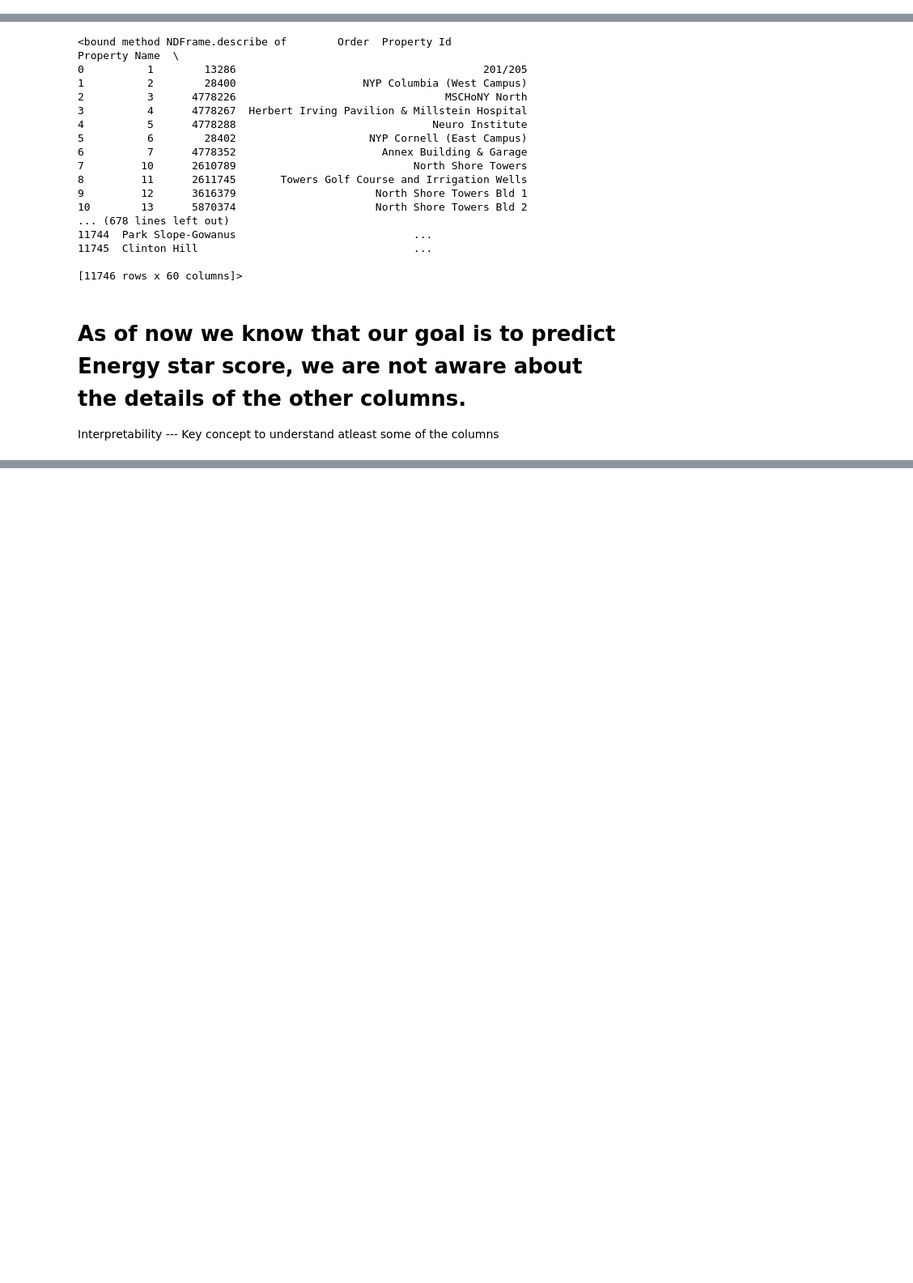
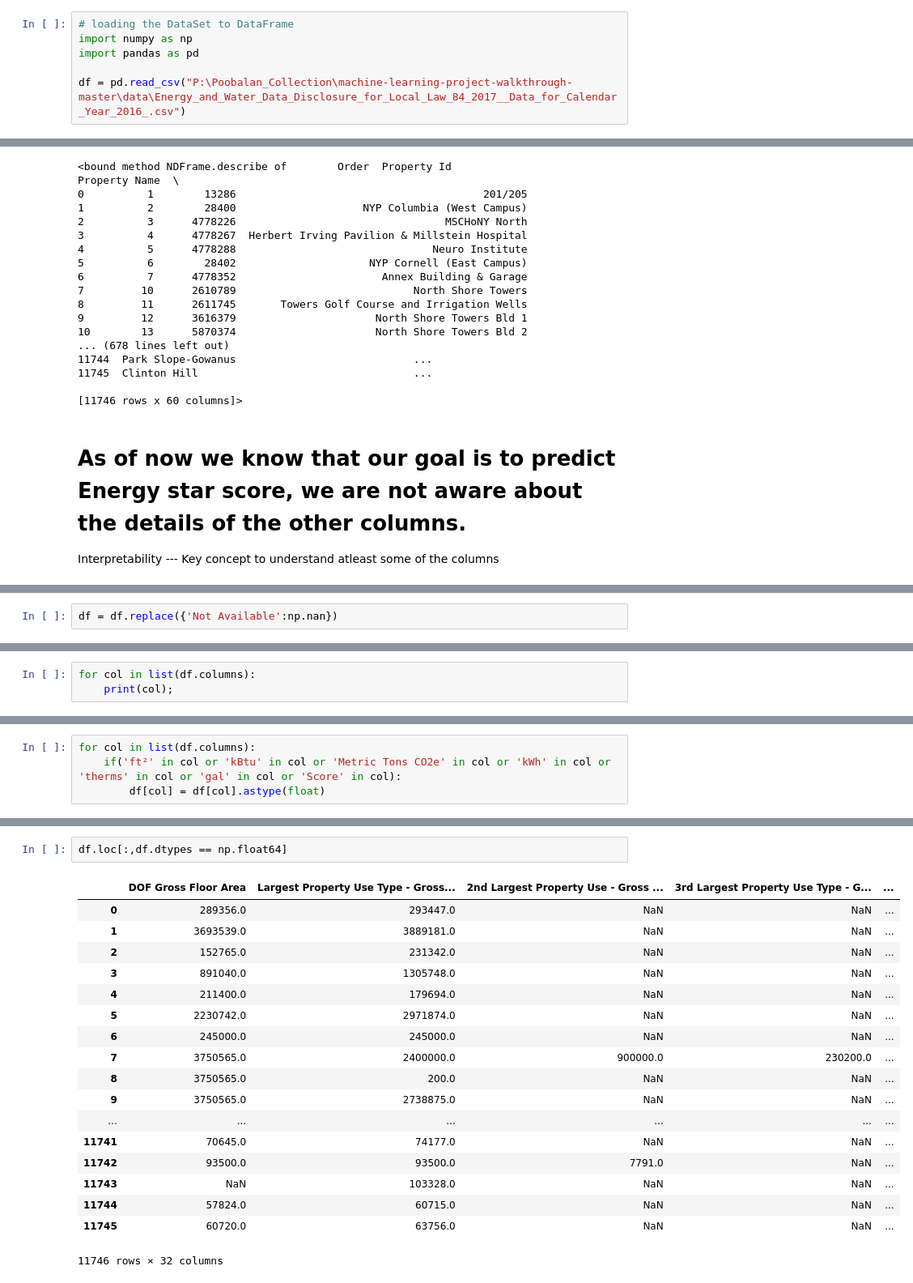
Before and after one commit to poobalan1985/ML-Workout, a Jupyter notebook: Process Flow - Build a Model.ipynb, the cells around one changed output, grey strips where cells are left out. Shown at 81% size. Saved outputs shown, nothing was run; the diff lists cells and outputs as text; blank space fills up the shorter version.

```diff
--- a/Process Flow - Build a Model.ipynb
+++ b/Process Flow - Build a Model.ipynb
@@ -27,0 +21,6 @@ df
+# %%
+# loading the DataSet to DataFrame
+import numpy as np
+import pandas as pd
+
+df = pd.read_csv("P:\Poobalan_Collection\machine-learning-project-walkthrough-master\data\Energy_and_Water_Data_Disclosure_for_Local_Law_84_2017__Data_for_Calendar_Year_2016_.csv")
@@ -65,0 +112,2 @@ Interpretability --- Key concept to understand atleast some of the columns
+# %%
+df = df.replace({'Not Available':np.nan})
@@ -65,0 +141,3 @@ Interpretability --- Key concept to understand atleast some of the columns
+# %%
+for col in list(df.columns):
+    print(col);
@@ -65,0 +162,4 @@ Interpretability --- Key concept to understand atleast some of the columns
+# %%
+for col in list(df.columns):
+    if('ft²' in col or 'kBtu' in col or 'Metric Tons CO2e' in col or 'kWh' in col or 'therms' in col or 'gal' in col or 'Score' in col):
+        df[col] = df[col].astype(float)
@@ -65,0 +207,21 @@ Interpretability --- Key concept to understand atleast some of the columns
+# %%
+df.loc[:,df.dtypes == np.float64]
+# %% [output]
+|  | DOF Gross Floor Area | Largest Property Use Type - Gross... | 2nd Largest Property Use - Gross ... | 3rd Largest Property Use Type - G... | ... |
+| 0 | 289356.0 | 293447.0 | NaN | NaN | ... |
+| 1 | 3693539.0 | 3889181.0 | NaN | NaN | ... |
+| 2 | 152765.0 | 231342.0 | NaN | NaN | ... |
+| 3 | 891040.0 | 1305748.0 | NaN | NaN | ... |
+| 4 | 211400.0 | 179694.0 | NaN | NaN | ... |
+| 5 | 2230742.0 | 2971874.0 | NaN | NaN | ... |
+| 6 | 245000.0 | 245000.0 | NaN | NaN | ... |
+| 7 | 3750565.0 | 2400000.0 | 900000.0 | 230200.0 | ... |
+| 8 | 3750565.0 | 200.0 | NaN | NaN | ... |
+| 9 | 3750565.0 | 2738875.0 | NaN | NaN | ... |
+| ... | ... | ... | ... | ... | ... |
+| 11741 | 70645.0 | 74177.0 | NaN | NaN | ... |
+| 11742 | 93500.0 | 93500.0 | 7791.0 | NaN | ... |
+| 11743 | NaN | 103328.0 | NaN | NaN | ... |
+| 11744 | 57824.0 | 60715.0 | NaN | NaN | ... |
+| 11745 | 60720.0 | 63756.0 | NaN | NaN | ... |
+11746 rows × 32 columns
```
Also changed, not shown: parts of 14 cells of this notebook.
